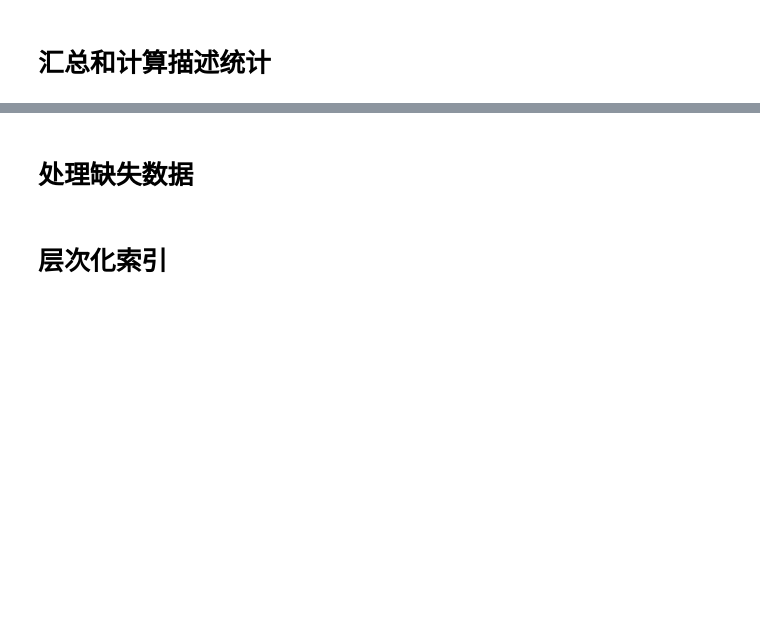
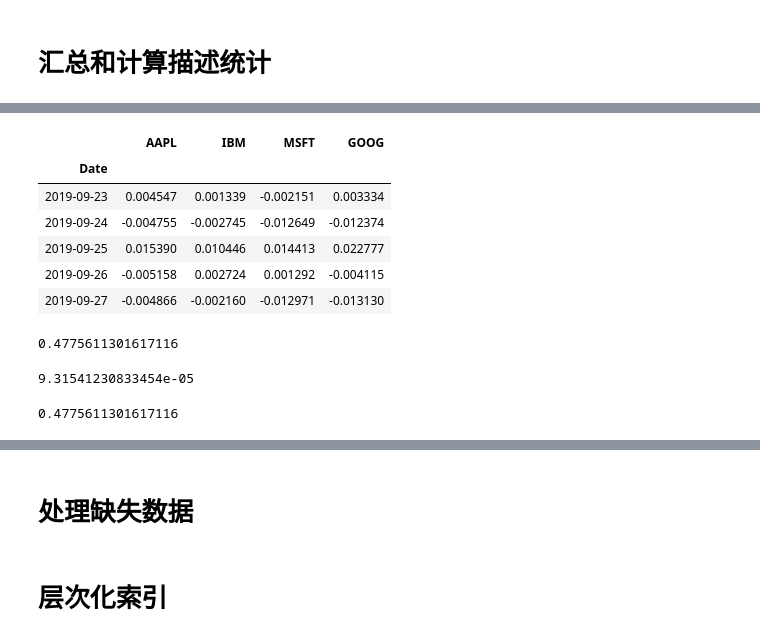
Before and after one commit to teapolyphenol/first, a Jupyter notebook: pandas.ipynb, the cells around one changed output, grey strips where cells are left out. Saved outputs shown, nothing was run; the diff lists cells and outputs as text; code cells hidden in the pictures; blank space fills up the shorter version.

```diff
--- a/pandas.ipynb
+++ b/pandas.ipynb
@@ -829,0 +1086,24 @@ frame.rank(axis='columns')
+# %%
+returns.tail()
+# %% [output]
+|  | AAPL | IBM | MSFT | GOOG |
+| Date |  |  |  |  |
+| 2019-09-23 | 0.004547 | 0.001339 | -0.002151 | 0.003334 |
+| 2019-09-24 | -0.004755 | -0.002745 | -0.012649 | -0.012374 |
+| 2019-09-25 | 0.015390 | 0.010446 | 0.014413 | 0.022777 |
+| 2019-09-26 | -0.005158 | 0.002724 | 0.001292 | -0.004115 |
+| 2019-09-27 | -0.004866 | -0.002160 | -0.012971 | -0.013130 |
+# %%
+# 相关系数
+returns['MSFT'].corr(returns['IBM'])
+# %% [output]
+0.4775611301617116
+# %%
+# 协方差
+returns['MSFT'].cov(returns['IBM'])
+# %% [output]
+9.31541230833454e-05
+# %%
+returns.MSFT.corr(returns.IBM)
+# %% [output]
+0.4775611301617116
```
Also changed, not shown: parts of 49 cells of this notebook.
